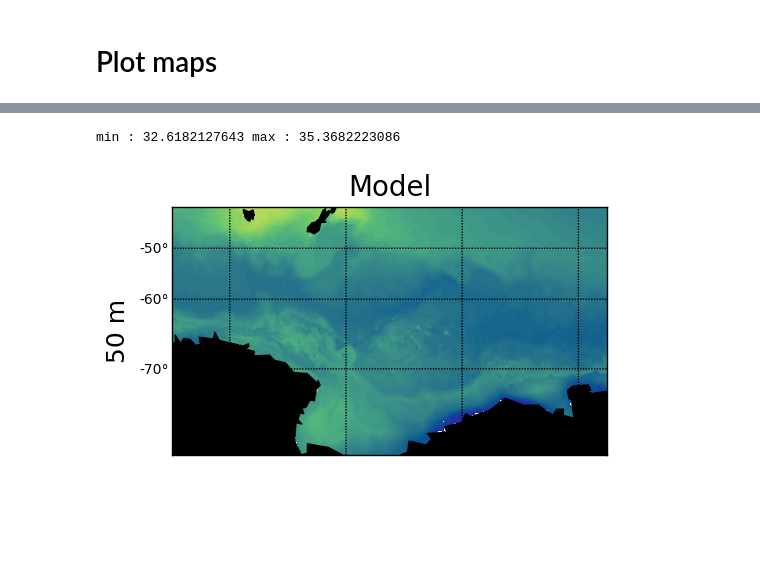
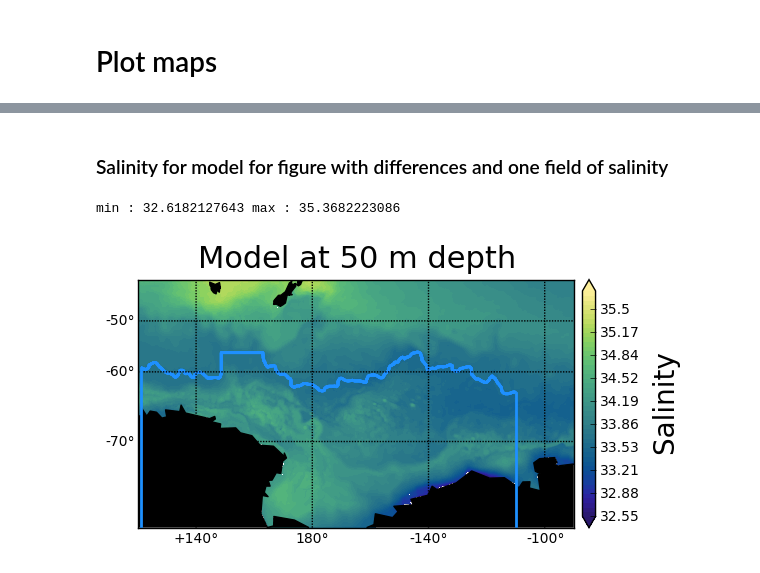
Before and after one commit to telot-em/SIO_internship, a Jupyter notebook: Fig_2_salinity.ipynb, the cells around one changed output, grey strips where cells are left out. Saved outputs shown, nothing was run; the diff lists cells and outputs as text; code cells hidden in the pictures; blank space fills up the shorter version.

```diff
--- a/Fig_2_salinity.ipynb
+++ b/Fig_2_salinity.ipynb
@@ -170,33 +426,46 @@ pickle_save('clim_Salt_255_2', '/data/ebent/Bigger_domain/', clim_Salt_255)
 # %%
-def plot_fig2(X, Y, data, cbar_levels, left, bottom, if_title=False, title=None, if_cbar=False, title_colorbar=None, if_ylabel=False, ylabel=None, save=False, title_save=None):
+def plot_diff(X, Y, data, cbar_levels, cmap, left, bottom, if_title=False, title=None, if_cbar=False, title_colorbar=None, if_ylabel=False, ylabel=None, save=False, title_save=None):
     print 'min :', data.min(), 'max :', data.max()
     fig     = plt.figure(figsize=(12,3.2))
     m       = Basemap(projection='merc',llcrnrlat=-78.,urcrnrlat=-40.,llcrnrlon=120.,urcrnrlon=270.,lat_ts=-60.,resolution='c')
 
     if if_title==True:
-        plt.title(title, fontsize=20, y=1.02)
+        plt.title(title, fontsize=22, y=1.02)
 
     xm, ym  = m(X, Y)
-    im      = m.contourf(xm, ym, data, levels=cbar_levels, extend='both', cmap=cmocean.cm.haline)
+    im      = m.contourf(xm, ym, data, levels=cbar_levels, extend='both', cmap=cmap)
 
     if if_cbar==True:
-        cbar = m.colorbar(im, pad='2%', size='3%')
-        levels  = cbar_levels
-        bounds = [round(levels[i], 2) for i in range(len(levels))]
+        cbar = m.colorbar(im, pad='2%', size='3%', ticks=[-0.7, -0.6, -0.5, -0.4, -0.3, -0.2, -0.1, 0, 0.1, 0.2, 0.3, 0.4, 0.5, 0.6, 0.7])
+        bounds = ['-0.7', '-0.6', '-0.5', '-0.4', '-0.3','-0.2','-0.1','0','0.1','0.2','0.3', '0.4', '0.5', '0.6','0.7']
         cbar.ax.set_yticklabels(bounds)
-        cbar.set_label(title_colorbar, fontsize=20, labelpad=10)
+        cbar.set_label(title_colorbar, fontsize=20, labelpad=15)
+
     #levels  = cbar_levels
     #bounds = [round(levels[i], 2) for i in range(len(levels))]
     #cbar.ax.set_yticklabels(bounds)
     if if_ylabel==True:
-        plt.ylabel(ylabel, labelpad=30, fontsize=18)
+        plt.ylabel(ylabel, labelpad=30, fontsize=20)
 
     m.fillcontinents(color='k', lake_color='k')
     m.drawparallels(np.arange(-80.,-20.,10), labels=[left, 0, 0, 0], labelstyle='+/-')
     m.drawmeridians(np.arange(140.,301.,40), labels=[0, 0, 0, bottom], labelstyle='+/-')
     m.drawcoastlines()
 
+
+    # Plot the southern front
+    xm, ym  = m(XC[:,W_boundary:E_boundary], YC[:,W_boundary:E_boundary])
+    im      = m.contour(xm, ym, southern_front[:,W_boundary:E_boundary], colors='b', linewidths=2)
+
+    # Plot the E_boundary and W_boundary
+    xm, ym  = m(XC[:660,W_boundary], YC[:look_index[0],0])
+    m.plot(xm, ym, '-', color='b', linewidth=2)
+
+    xm, ym  = m(XC[:557,E_boundary], YC[:look_index2[0],0])
+    m.plot(xm, ym, '-', color='b', linewidth=2)
+
+
     if save == True:
-        plt.savefig('/home/ebent/Final_figs/' + title_save, bbox_inches='tight')
+        plt.savefig('/home/ebent/Final_figs/' + title_save, bbox_inches='tight', dpi=300)
     #plt.show()
     #return m, im
@@ -205,9 +488,10 @@ def plot_fig2(X, Y, data, cbar_levels, left, bottom, if_title=False, title=None,
+# %% [markdown]
+### Salinity for model for figure with differences and one field of salinity
 # %%
-plot_fig2(XC, YC, mean_Salt_50, cbar_levels=np.linspace(32.55,35.76,50), \
-          left=1, bottom=0, \
-          if_title=True, title='Model', \
-          if_ylabel=True, ylabel='50 m',\
-          save=True, title_save='model_S_50m.png')
+plot_fig2(XC, YC, mean_Salt_50, cbar_levels=np.linspace(32.55,35.76,50), cmap=cmocean.cm.haline, \
+          left=1, bottom=1, \
+          if_title=True, title='Model at 50 m depth', if_cbar=True, title_colorbar='Salinity ', \
+          save=True, title_save='new_model_S_50m.png')
 # %% [output]
 min : 32.6182127643 max : 35.3682223086
-[figure, old version]
+[figure, new version]
```
Also changed, not shown: parts of 64 cells of this notebook, 7 other files.
